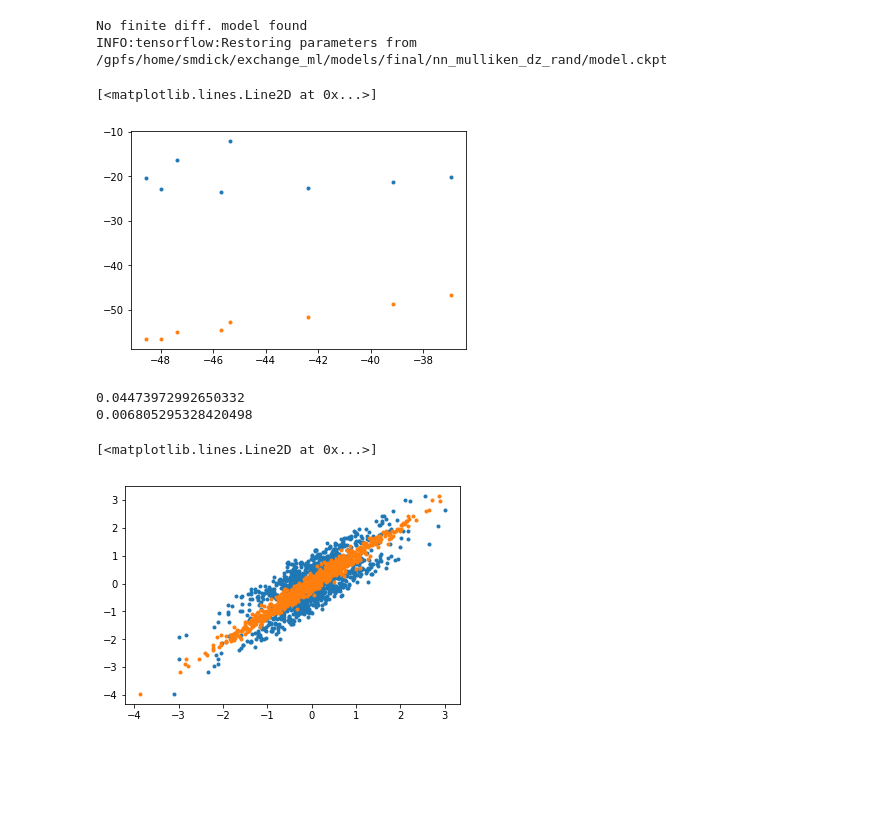
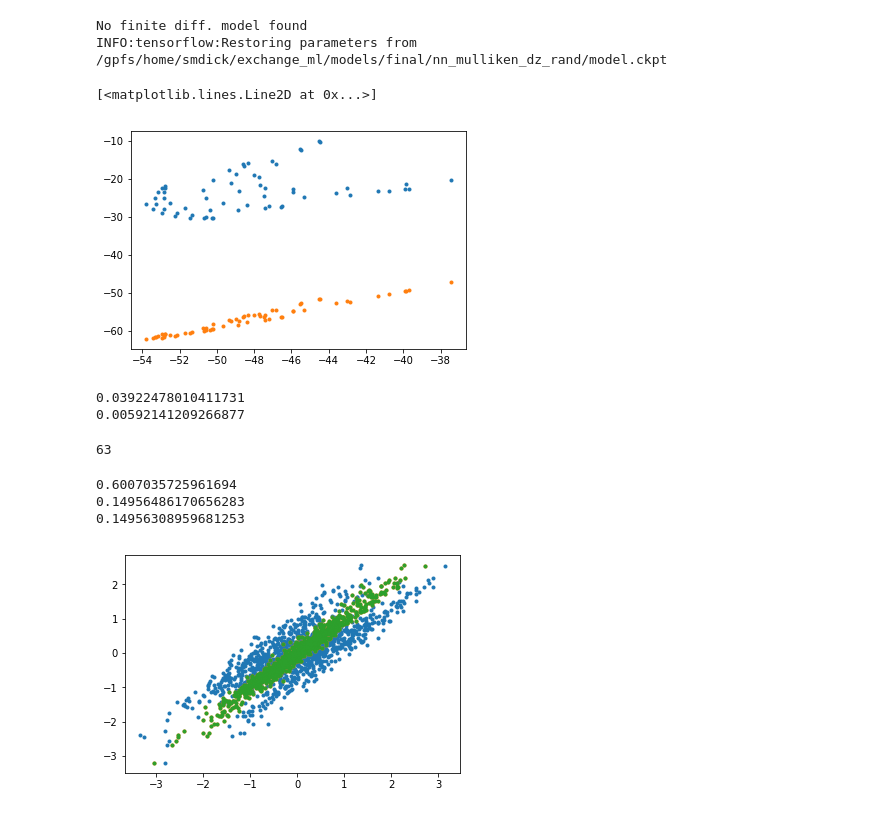
Before and after one commit to semodi/mlcf, a Jupyter notebook: analysis/test_along_traj.ipynb, the cells around one changed output. Cells and saved outputs as stored; diff of their text form; code cells hidden in the pictures; blank space fills up the shorter version.

Commit message:
symmetry implementations for energies and forces

```diff
--- a/analysis/test_along_traj.ipynb
+++ b/analysis/test_along_traj.ipynb
@@ -73,11 +73,11 @@ atoms = reconnect_monomers(atoms)
 atoms.set_calculator(MbpolCalculator(atoms))
 
 for a in all_atoms:
-    coords.append(a.get_positions())
+
     atoms.set_positions(a.get_positions())
     atoms = reconnect_monomers(atoms)
     atoms = reconnect_monomers(atoms)
-
+    coords.append(atoms.get_positions())
     energies_mbpol.append(atoms.get_potential_energy())
     forces_mbpol.append(atoms.get_forces())
 # %%
@@ -90,18 +90,33 @@ plot(energies['Mbpol'] , energies['Siesta'], ls = '', marker = '.')
 plot(energies['Mbpol'] , energies['Corrected'], ls = '', marker = '.')
 # %% [output]
 [<matplotlib.lines.Line2D at 0x...>]
-[figure, old version]
+[figure, new version]
 # %%
 print(np.std(energies['Mbpol'] - energies['Siesta'])/128)
 print(np.std(energies['Mbpol'] - energies['Corrected'])/128)
 # %% [output]
-0.04473972992650332
-0.006805295328420498
+0.03922478010411731
+0.00592141209266877
+# %%
+len(forces_siesta)
+# %% [output]
+63
+# %%
+if features == 'descr':
+    symmetry = np.genfromtxt('./symmetry.dat')
+else:
+    symmetry = 0
 # %%
-i = 3
+i = 61
+corrections = xcml.use_force_model(feat[i], krr_O, krr_H, n_o_orb, n_h_orb, True, coords[i], sym = symmetry)
 plot(forces_siesta[i].flatten(), forces_mbpol[i].flatten(), ls = '', marker = '.')
 plot(forces_corrected[i].flatten(), forces_mbpol[i].flatten(),ls = '', marker = '.')
-# plot(forces_siesta[i].flatten() - corrections.flatten(), forces_mbpol[i].flatten(),ls = '', marker = '.')
+plot(forces_siesta[i].flatten() - corrections.flatten(), forces_mbpol[i].flatten(),ls = '', marker = '.')
+print(np.std(forces_siesta[i].flatten() - forces_mbpol[i].flatten()))
+print(np.std(forces_corrected[i].flatten() - forces_mbpol[i].flatten()))
+print(np.std(forces_siesta[i].flatten() - corrections.flatten() - forces_mbpol[i].flatten()))
 # %% [output]
-[<matplotlib.lines.Line2D at 0x...>]
+0.6007035725961694
+0.14956486170656283
+0.14956308959681253
-[figure, old version]
+[figure, new version]
```
Also changed, not shown: 5 other files.
